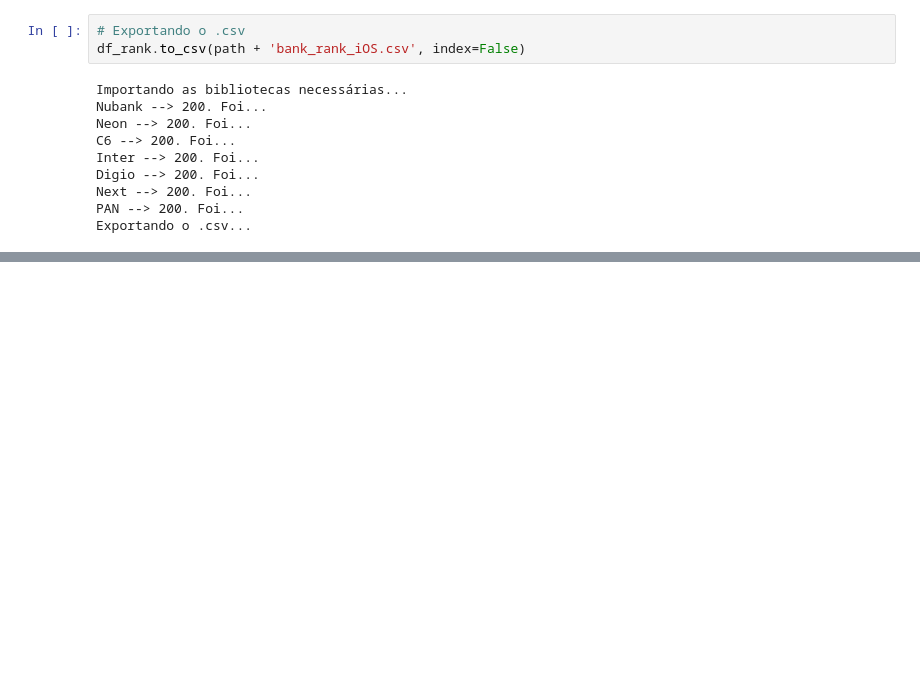
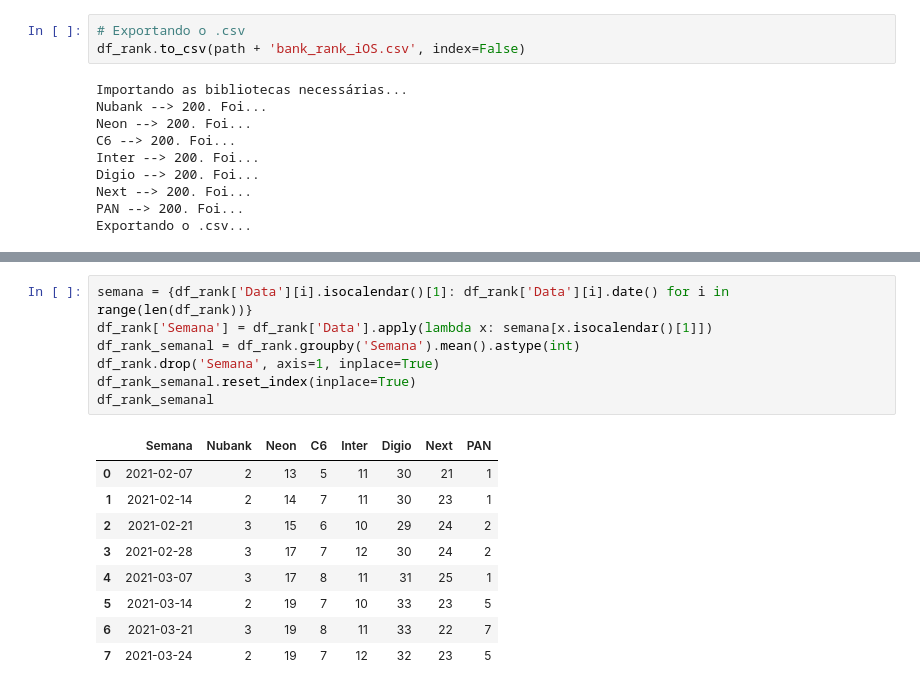
Before and after one commit to ViniViniAntunes/Praticando_Web_Scrap, a Jupyter notebook: rank_bancos_digitais_app_store.ipynb, the cells around one changed output, grey strips where cells are left out. Cells and saved outputs as stored; diff of their text form; blank space fills up the shorter version.

```diff
--- a/rank_bancos_digitais_app_store.ipynb
+++ b/rank_bancos_digitais_app_store.ipynb
@@ -167 +166,18 @@ df_rank
+# %%
+semana = {df_rank['Data'][i].isocalendar()[1]: df_rank['Data'][i].date() for i in range(len(df_rank))}
+df_rank['Semana'] = df_rank['Data'].apply(lambda x: semana[x.isocalendar()[1]])
+df_rank_semanal = df_rank.groupby('Semana').mean().astype(int)
+df_rank.drop('Semana', axis=1, inplace=True)
+df_rank_semanal.reset_index(inplace=True)
+df_rank_semanal
+# %% [output]
+|  | Semana | Nubank | Neon | C6 | Inter | Digio | Next | PAN |
+| 0 | 2021-02-07 | 2 | 13 | 5 | 11 | 30 | 21 | 1 |
+| 1 | 2021-02-14 | 2 | 14 | 7 | 11 | 30 | 23 | 1 |
+| 2 | 2021-02-21 | 3 | 15 | 6 | 10 | 29 | 24 | 2 |
+| 3 | 2021-02-28 | 3 | 17 | 7 | 12 | 30 | 24 | 2 |
+| 4 | 2021-03-07 | 3 | 17 | 8 | 11 | 31 | 25 | 1 |
+| 5 | 2021-03-14 | 2 | 19 | 7 | 10 | 33 | 23 | 5 |
+| 6 | 2021-03-21 | 3 | 19 | 8 | 11 | 33 | 22 | 7 |
+| 7 | 2021-03-24 | 2 | 19 | 7 | 12 | 32 | 23 | 5 |
 # %%
```
Also changed, not shown: parts of 5 cells of this notebook, 1 other file.
